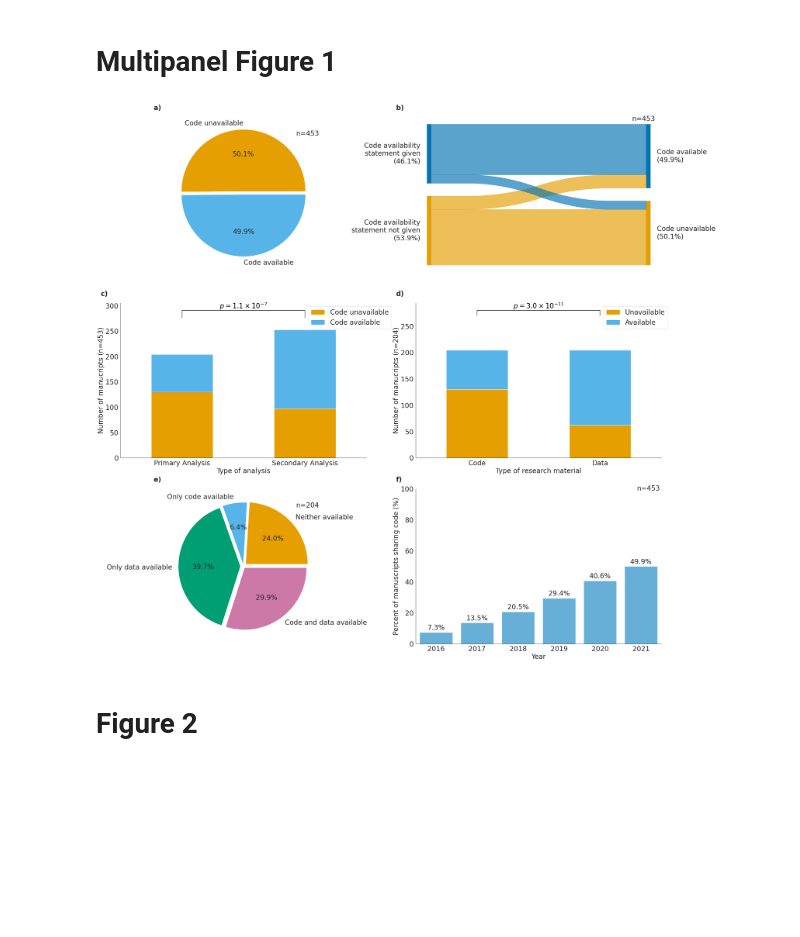
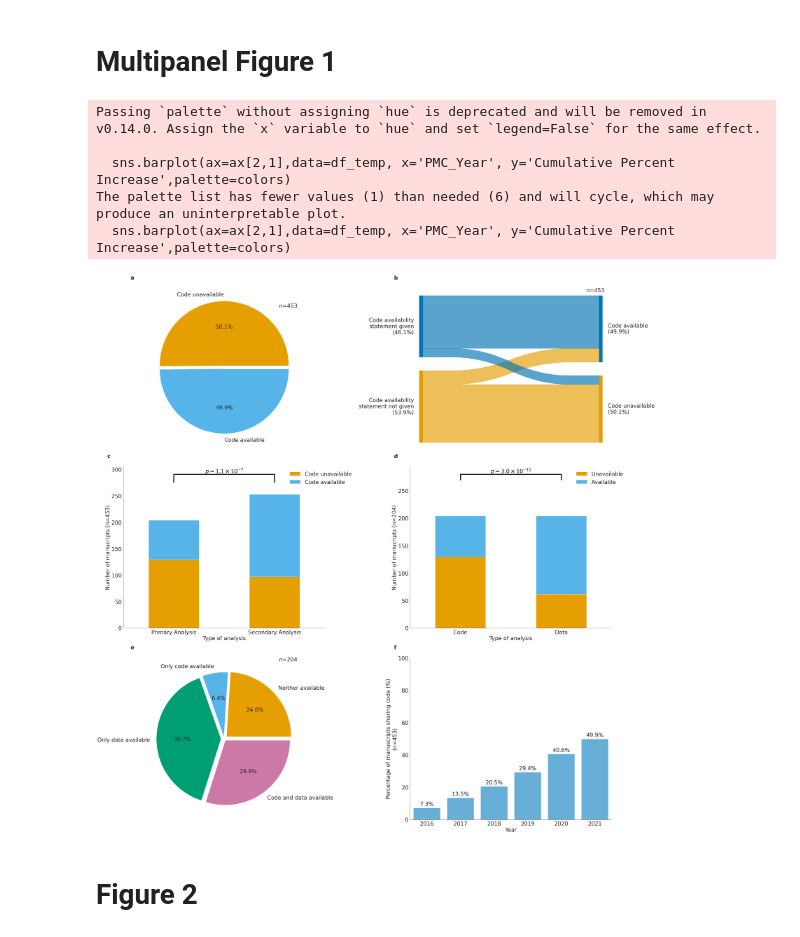
Before and after one commit to Mangul-Lab-USC/code-availability, a Jupyter notebook: notebooks/Figures.ipynb, the cells around one changed output. Drawn from its saved outputs; the diff is of its cells as text; code cells hidden in the pictures; blank space fills up the shorter version.

```diff
--- a/notebooks/Figures.ipynb
+++ b/notebooks/Figures.ipynb
@@ -360,6 +369,7 @@ plt.show()
 # %% [markdown]
 # Multipanel Figure 1
 # %%
+
 sns.set_style("white")
 sns.set_context("paper")
 #sns.color_palette("pastel")
@@ -367,7 +377,7 @@ rcParams['font.family'] = 'sans-serif'
 #sns.set(font_scale=1)
 fontsize=28
 #plt.rcParams.update({'font.size': fontsize})
-fig, ax = plt.subplots(3, 2,figsize=(40 ,40))
+fig, ax = plt.subplots(3, 2,figsize=(40 ,40),layout='constrained')
 
 #fig 1a
 textprops = {"fontsize":fontsize}
@@ -414,7 +424,7 @@ sankey(
     left=df_temp['Code availability statement (Yes/No)'], right=df_temp['Code availability (Yes/No)'],  aspect=20, rightWeight=df_temp['Counts'].values.astype(float), leftWeight=df_temp['Counts'].values.astype(float),
     fontsize=fontsize,colorDict=color_dict, ax=ax[0,1]
 )
-ax[0,1].text(23.3, 510, "n=" + str(df_temp['Counts'].sum()), fontsize=fontsize)
+ax[0,1].text(23.1, 510, "n=" + str(df_temp['Counts'].sum()), fontsize=fontsize)
 ax[0,1].tick_params(axis='both', labelsize=fontsize)
 
 
@@ -437,14 +447,14 @@ df_temp=df_temp.rename(columns={"no":"Code unavailable","yes":"Code available"})
 chi2, p, dof, expected = chi2_contingency(df_temp)
 colors = ['#0072B2','#D55E00']
 df_temp.plot(kind='bar', stacked=True, color=['#E69F00', '#56B4E9'], ax=ax[1,0], rot=0)
-ax[1,0].legend(loc='best', bbox_to_anchor=(0.75, 1),fontsize=fontsize)
+ax[1,0].legend(loc='best', bbox_to_anchor=(0.8, 1),fontsize=fontsize,frameon=False)
 ax[1,0].set_xlabel("Type of analysis",fontsize=fontsize)
 ax[1,0].set_ylabel("Number of manucripts (n=453)",fontsize=fontsize)
 ax[1,0].tick_params(axis='both', labelsize=fontsize)
 
 # statistical annotation
 x1, x2 = 0, 1   # columns 'Sat' and 'Sun' (first column: 0, see plt.xticks())
-ax[1,0].plot([x1, x1, x2, x2], [y, y+h, y+h, y], lw=1.5, c=col)
+ax[1,0].plot([x1, x1, x2, x2], [y, y+h, y+h, y], lw=5, c=col)
 ax[1,0].text((x1+x2)*.5, y+h, r"$p = {0:s}$".format(as_si(p,1)), ha='center', va='bottom', color=col, fontsize=fontsize)
 
 #fig 1d
@@ -470,11 +480,11 @@ df_temp.plot(kind='bar', stacked=True, color=['#E69F00', '#56B4E9'],ax=ax[1,1],r
 # statistical annotation
 y, h, col = 270, 10, 'k'
 x1, x2 = 0, 1  # columns  (first column: 0, see plt.xticks())
-ax[1,1].plot([x1, x1, x2, x2], [y, y+h, y+h, y], lw=1.5, c=col)
+ax[1,1].plot([x1, x1, x2, x2], [y, y+h, y+h, y], lw=5, c=col)
 ax[1,1].text((x1+x2)*.5, y+h, r"$p = {0:s}$".format(as_si(p,1)), ha='center', va='bottom', color=col, fontsize=fontsize)
 
-ax[1,1].legend(loc='best', bbox_to_anchor=(0.75, 1),fontsize=fontsize)
-ax[1,1].set_xlabel("Type of research material",fontsize=fontsize)
+ax[1,1].legend(loc='best', bbox_to_anchor=(0.8, 1),fontsize=fontsize,frameon=False)
+ax[1,1].set_xlabel("Type of analysis",fontsize=fontsize)
 ax[1,1].set_ylabel("Number of manucripts (n=204)",fontsize=fontsize)
 #plt.ylim(0,100)
 ax[1,1].tick_params(axis='both', labelsize=fontsize)
@@ -494,7 +504,7 @@ explode = (0.05,0.03,0.05,0.03)
 textprops = {"fontsize":fontsize}
 colors = ['#E69F00', '#56B4E9','#009E73', '#CC79A7']
 ax[2,0].pie(df_temp['Counts'], explode=explode, labels=df_temp['Labels'], colors=colors, autopct='%1.1f%%',textprops = textprops)
-ax[2,0].text(0.85, 0.95, "n=" + str(df_temp['Counts'].sum()), fontsize=fontsize)
+ax[2,0].text(0.85, 1.2, "n=" + str(df_temp['Counts'].sum()), fontsize=fontsize)
 
 
 
@@ -514,38 +524,43 @@ df_temp['Percent Increase'] = (df_temp['Counts']/453) * 100
 df_temp['Cumulative Percent Increase']=df_temp['Percent Increase'].cumsum()
 df_temp['Cumulative Percent Increase']=df_temp['Cumulative Percent Increase'].round(2)
 df_temp=df_temp.reset_index()
 df_temp=df_temp.drop('index', axis=1)
 colors = ['#56B4E9']
 sns.barplot(ax=ax[2,1],data=df_temp, x='PMC_Year', y='Cumulative Percent Increase',palette=colors)
 
 for index, row in df_temp.iterrows():
-    ax[2,1].annotate(f'{row["Cumulative Percent Increase"]:1.1f}%', xy=(index, row['Cumulative Percent Increase']),
+    ax[2,1].annotate(f'{row["Cumulative Percent Increase"]:.1f}%', xy=(index, row['Cumulative Percent Increase']),
                  xytext=(0, 5), textcoords='offset points', ha='center', va='bottom',fontsize=fontsize)
 plt.ylim([0, 100])
-ax[2,1].text(4.9, 99, "n=453", fontsize=fontsize)
+#ax[2,1].text(4.9, 99, "n=453", fontsize=fontsize)
 ax[2,1].tick_params(axis='both', labelsize=fontsize)
 ax[2,1].set_xlabel('Year', fontsize=fontsize)
-ax[2,1].set_ylabel('Percent of manuscripts sharing code (%)', fontsize=fontsize)
+ax[2,1].set_ylabel('Percentage of manuscripts sharing code (%)\n(n=453)', fontsize=fontsize)
 ax[2,1].set_ylim(0,100)
 
 
 # Add labels to each subplot
-labels = ['a)', 'b)', 'c)', 'd)', 'e)','f)']
+labels = ['a', 'b', 'c', 'd', 'e','f']
 
 for i, axes in enumerate(ax.flatten()):
     axes.text(-0.08, 1.08, labels[i], transform=axes.transAxes, fontsize=fontsize, fontweight='bold', va='top')
 
 
 
 
 
 
 
 sns.despine()
 plt.show()
 fig.savefig('../Figures/fig1.png', format='png', dpi=300,bbox_inches='tight')
 # %% [output]
+Passing `palette` without assigning `hue` is deprecated and will be removed in v0.14.0. Assign the `x` variable to `hue` and set `legend=False` for the same effect.
+
+  sns.barplot(ax=ax[2,1],data=df_temp, x='PMC_Year', y='Cumulative Percent Increase',palette=colors)
+The palette list has fewer values (1) than needed (6) and will cycle, which may produce an uninterpretable plot.
+  sns.barplot(ax=ax[2,1],data=df_temp, x='PMC_Year', y='Cumulative Percent Increase',palette=colors)
-[figure, old version]
+[figure, new version]
 # %% [markdown]
 # Figure 2
 # %% [markdown]
```
Also changed, not shown: parts of 20 cells of this notebook, 3 other files.
